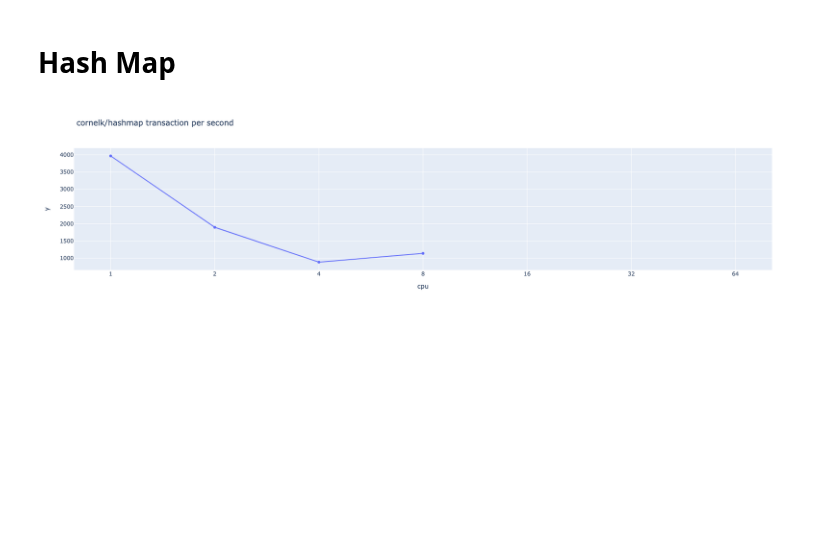
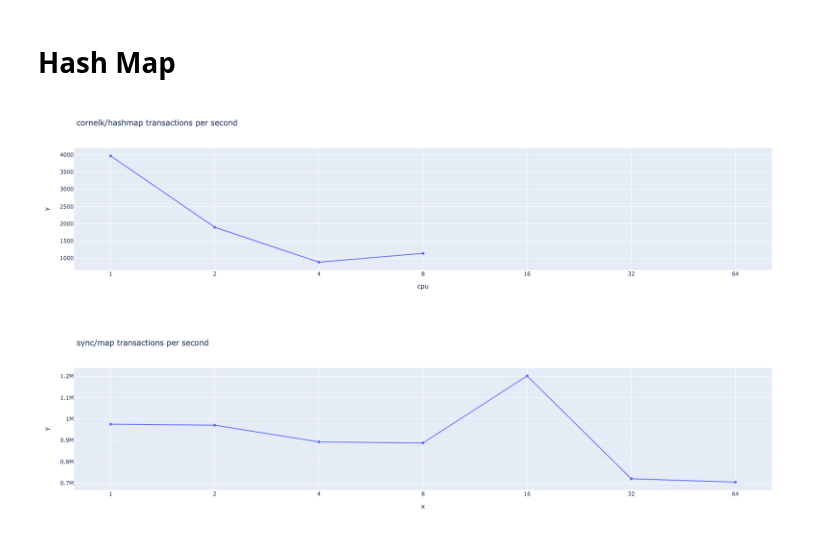
Before and after one commit to mmathys/acfts, a Jupyter notebook: docs/notebook/hashmap/hashmap.ipynb, the cells around one changed output. Drawn from its saved outputs; the diff is of its cells as text; code cells hidden in the pictures; blank space fills up the shorter version.

```diff
--- a/docs/notebook/hashmap/hashmap.ipynb
+++ b/docs/notebook/hashmap/hashmap.ipynb
@@ -3,15 +3,22 @@
 # %%
 import pandas as pd
 import matplotlib.pyplot as plt
 import numpy as np
 import plotly.express as px
 import plotly.graph_objects as go
 
-d = pd.read_csv("bench.csv")
+d = pd.read_csv("cornelk.csv")
+d2 = pd.read_csv("syncMap.csv")
 
-fig = px.line(d, x=d["cpu"], y=1/(d["nsop"]*10**-9), title='cornelk/hashmap transaction per second')
+fig = px.line(d, x=d["cpu"], y=1/(d["nsop"]*10**-9), title='cornelk/hashmap transactions per second')
 fig.update_traces(mode='lines+markers')
 fig.update_layout(xaxis_type='category')
 fig.show()
+
+fig2 = px.line(d, x=d2["cpu"], y=1/(d2["nsop"]*10**-9), title='sync/map transactions per second')
+fig2.update_traces(mode='lines+markers')
+fig2.update_layout(xaxis_type='category')
+fig2.show()
 # %% [output]
 [figure]
+[figure, added]
```
Also changed, not shown: 4 other files.
